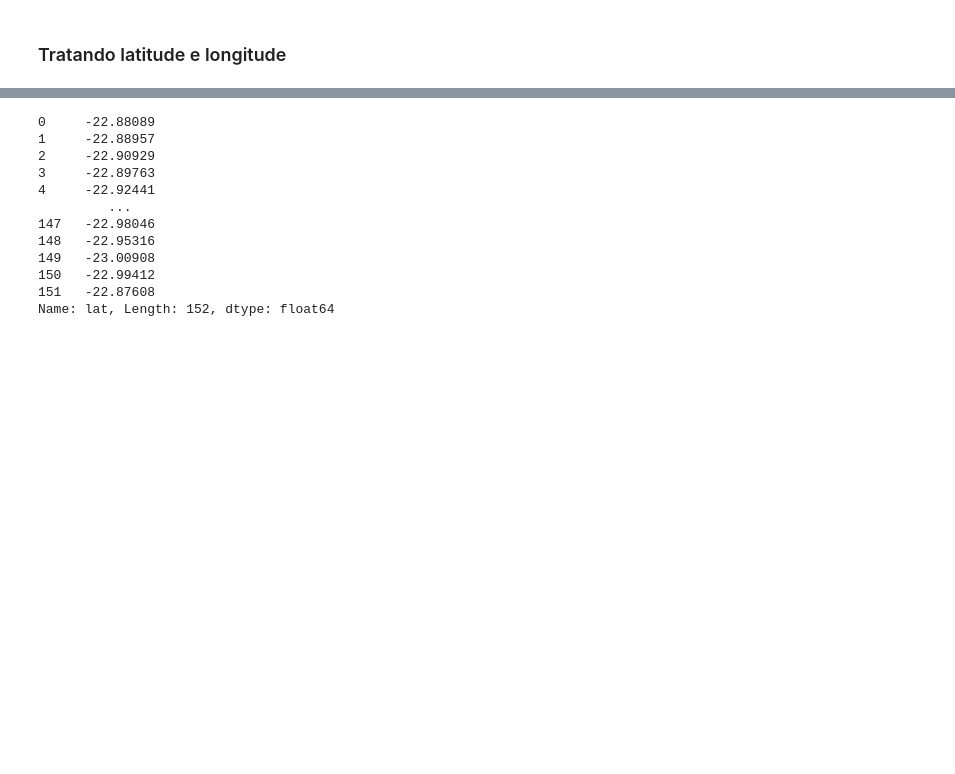
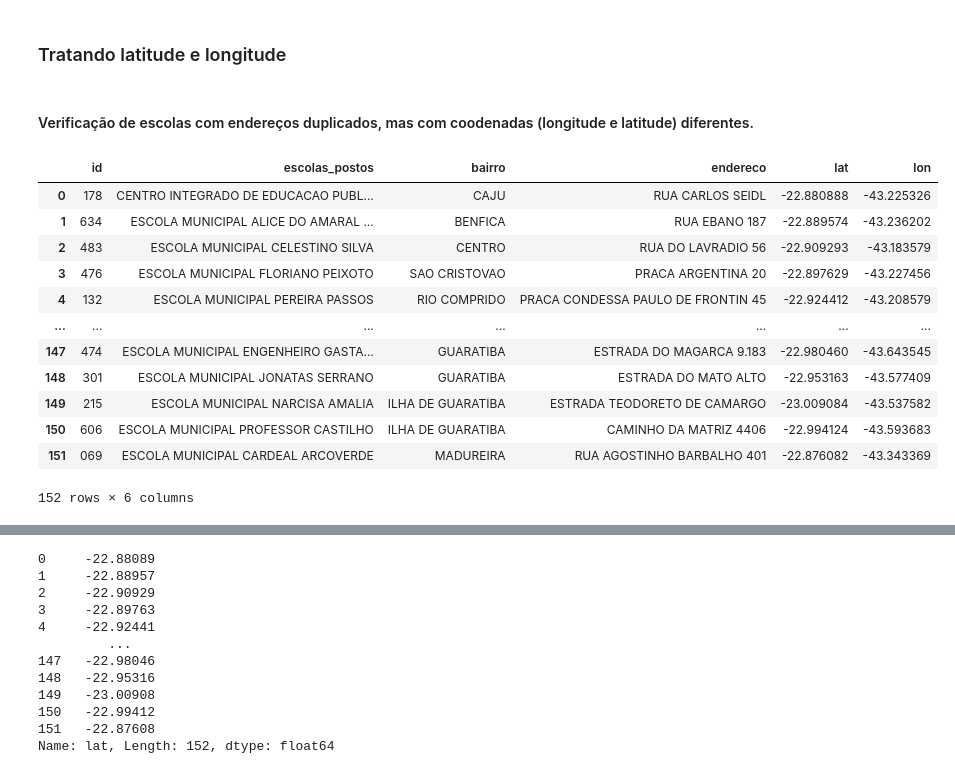
Before and after one commit to olimaandreza/pyhton-projeto-tratamento-dados, a Jupyter notebook: projeto.ipynb, the cells around one changed output, grey strips where cells are left out. Drawn from its saved outputs; the diff is of its cells as text; code cells hidden in the pictures; blank space fills up the shorter version.

Commit message:
Fix: Verificação das coordenadas de escolas repetidas

```diff
--- a/projeto.ipynb
+++ b/projeto.ipynb
@@ -450,3 +450,21 @@ array(['CAJU', 'BENFICA', 'CENTRO', 'SAO CRISTOVAO', 'RIO COMPRIDO',
 # Trasnsformando em floats
 escolas.lat = escolas.lat.str.replace(",",".").astype(float)
 escolas.lon = escolas.lon.str.replace(",",".").astype(float)
+# %% [markdown]
+#### Verificação de escolas com endereços duplicados, mas com coodenadas (longitude e latitude) diferentes.
+# %%
+escolas
+# %% [output]
+|  | id | escolas_postos | bairro | endereco | lat | lon |
+| 0 | 178 | CENTRO INTEGRADO DE EDUCACAO PUBL... | CAJU | RUA CARLOS SEIDL | -22.880888 | -43.225326 |
+| 1 | 634 | ESCOLA MUNICIPAL ALICE DO AMARAL ... | BENFICA | RUA EBANO 187 | -22.889574 | -43.236202 |
+| 2 | 483 | ESCOLA MUNICIPAL CELESTINO SILVA | CENTRO | RUA DO LAVRADIO 56 | -22.909293 | -43.183579 |
+| 3 | 476 | ESCOLA MUNICIPAL FLORIANO PEIXOTO | SAO CRISTOVAO | PRACA ARGENTINA 20 | -22.897629 | -43.227456 |
+| 4 | 132 | ESCOLA MUNICIPAL PEREIRA PASSOS | RIO COMPRIDO | PRACA CONDESSA PAULO DE FRONTIN 45 | -22.924412 | -43.208579 |
+| ... | ... | ... | ... | ... | ... | ... |
+| 147 | 474 | ESCOLA MUNICIPAL ENGENHEIRO GASTA... | GUARATIBA | ESTRADA DO MAGARCA 9.183 | -22.980460 | -43.643545 |
+| 148 | 301 | ESCOLA MUNICIPAL JONATAS SERRANO | GUARATIBA | ESTRADA DO MATO ALTO | -22.953163 | -43.577409 |
+| 149 | 215 | ESCOLA MUNICIPAL NARCISA AMALIA | ILHA DE GUARATIBA | ESTRADA TEODORETO DE CAMARGO | -23.009084 | -43.537582 |
+| 150 | 606 | ESCOLA MUNICIPAL PROFESSOR CASTILHO | ILHA DE GUARATIBA | CAMINHO DA MATRIZ 4406 | -22.994124 | -43.593683 |
+| 151 | 069 | ESCOLA MUNICIPAL CARDEAL ARCOVERDE | MADUREIRA | RUA AGOSTINHO BARBALHO 401 | -22.876082 | -43.343369 |
+152 rows × 6 columns
```
Also changed, not shown: parts of 10 cells of this notebook, 1 other file.
